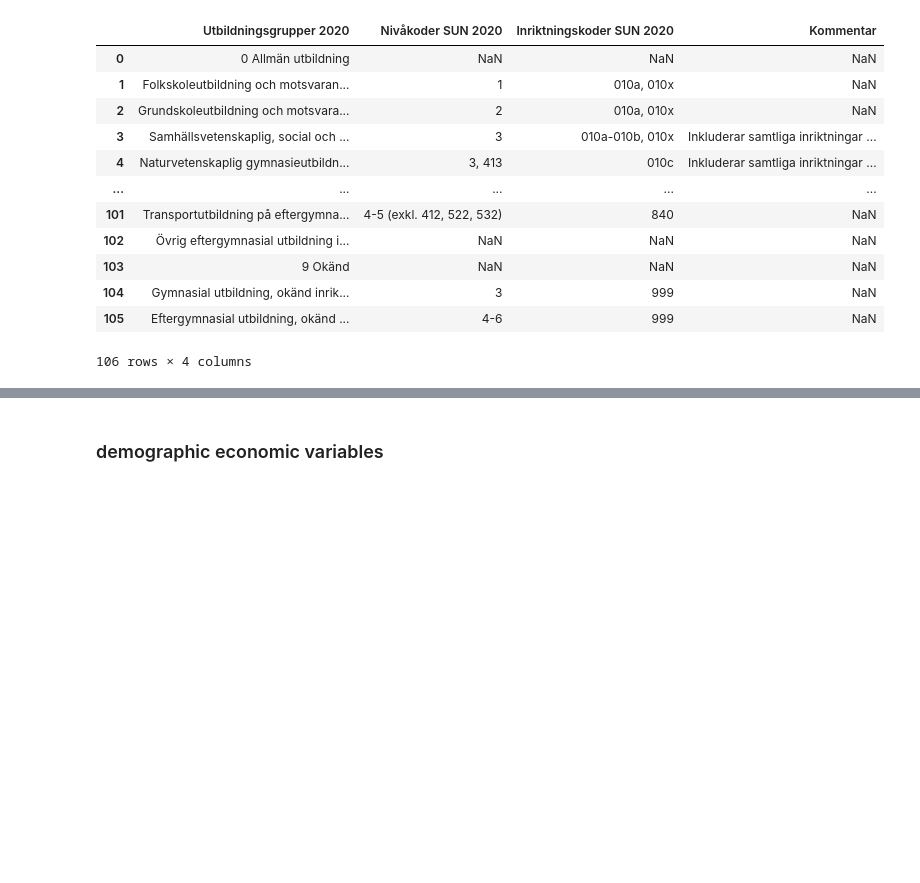
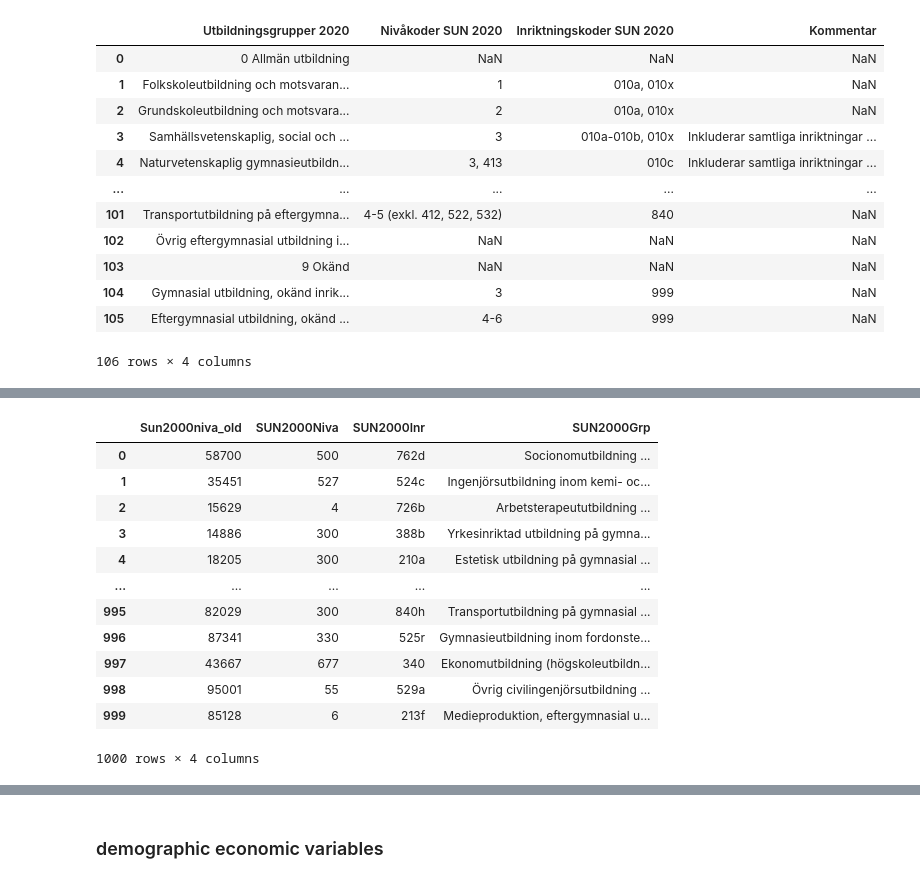
Before and after one commit to neddul/generate-network-project, a Jupyter notebook: Variables.ipynb, the cells around one changed output, grey strips where cells are left out. Cells and saved outputs as stored; diff of their text form; code cells hidden in the pictures; blank space fills up the shorter version.

Commit message:
Better Utbildning creation

```diff
--- a/Variables.ipynb
+++ b/Variables.ipynb
@@ -321,0 +315,69 @@ result_dict
+# %%
+#create a dictionary for the utbildning
+utbildning = pd.read_excel("variable_data/utbildning_cleaner.xlsx")
+
+utbildning
+
+def random_sampler(start, end, number):
+    output = []
+    for k in range(number):
+        output.append(random.randint(start, end))
+
+    return output
+
+def create_utbildning(amount):
+    Sun2000niva_old = random_sampler(10000,99999, amount)
+    utbildning = pd.read_excel("variable_data/utbildning_cleaner.xlsx")
+    #utbildning = utbildning.dropna()
+    indexes = random_sampler(0,len(utbildning)-1, amount)
+    SUN2000Grp = []
+    SUN2000Inr = []
+    SUN2000Niva = []
+    alphabet = string.ascii_lowercase
+    for i in range(len(indexes)):
+        index = indexes[i]
+        SUN2000Grp.append(utbildning.at[index, 'Utbildningsgrupper 2020'])
+        options_inr = utbildning.at[index, 'Inriktningskoder SUN 2020']
+        if isinstance(options_inr , int):
+            random_letters = random.choice(alphabet)
+            if options_inr <100:
+                options_inr=options_inr+100
+            SUN2000Inr.append(str(options_inr)+ random_letters)
+        else:
+            options = [item.strip() for item in options_inr.split(',')]
+            SUN2000Inr.append(random.choice(options))
+        options_niv = utbildning.at[index, 'Nivåkoder SUN 2020']
+        if isinstance(options_niv, int) and options_niv>100:
+            SUN2000Niva.append(options_niv)
+        elif isinstance(options_niv, int):
+            SUN2000Niva.append(options_niv*100)
+        else:
+            options = [item.strip() for item in options_niv.split(',')]
+            selection = random.choice(options)
+            if  isinstance(selection, int) and selection <100:
+                SUN2000Niva.append(selection*100)
+            else:
+
+                SUN2000Niva.append(selection)
+    #examAr
+
+    #examkommun is different
+    return pd.DataFrame(list(zip(Sun2000niva_old, SUN2000Niva, SUN2000Inr, SUN2000Grp)),
+                        columns=["Sun2000niva_old", "SUN2000Niva", "SUN2000Inr", "SUN2000Grp"])
+
+
+create_utbildning(1000)
+# %% [output]
+|  | Sun2000niva_old | SUN2000Niva | SUN2000Inr | SUN2000Grp |
+| 0 | 58700 | 500 | 762d | Socionomutbildning ... |
+| 1 | 35451 | 527 | 524c | Ingenjörsutbildning inom kemi- oc... |
+| 2 | 15629 | 4 | 726b | Arbetsterapeututbildning ... |
+| 3 | 14886 | 300 | 388b | Yrkesinriktad utbildning på gymna... |
+| 4 | 18205 | 300 | 210a | Estetisk utbildning på gymnasial ... |
+| ... | ... | ... | ... | ... |
+| 995 | 82029 | 300 | 840h | Transportutbildning på gymnasial ... |
+| 996 | 87341 | 330 | 525r | Gymnasieutbildning inom fordonste... |
+| 997 | 43667 | 677 | 340 | Ekonomutbildning (högskoleutbildn... |
+| 998 | 95001 | 55 | 529a | Övrig civilingenjörsutbildning ... |
+| 999 | 85128 | 6 | 213f | Medieproduktion, eftergymnasial u... |
+1000 rows × 4 columns
```
Also changed, not shown: parts of 9 cells of this notebook, 4 other files.
